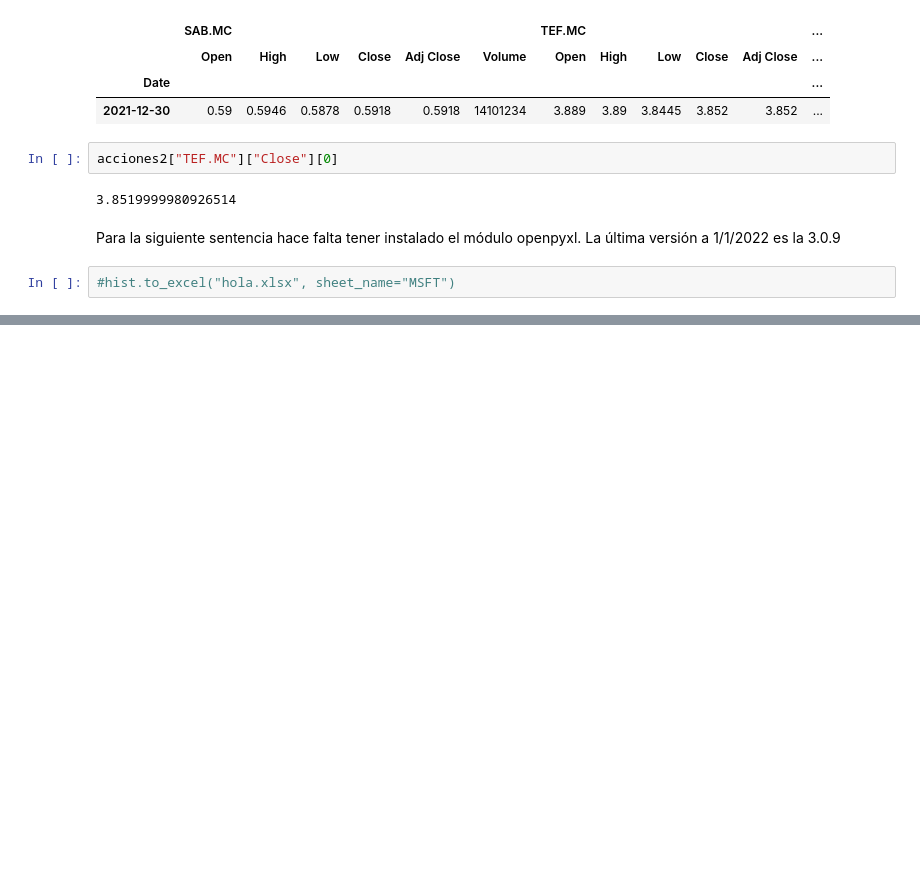
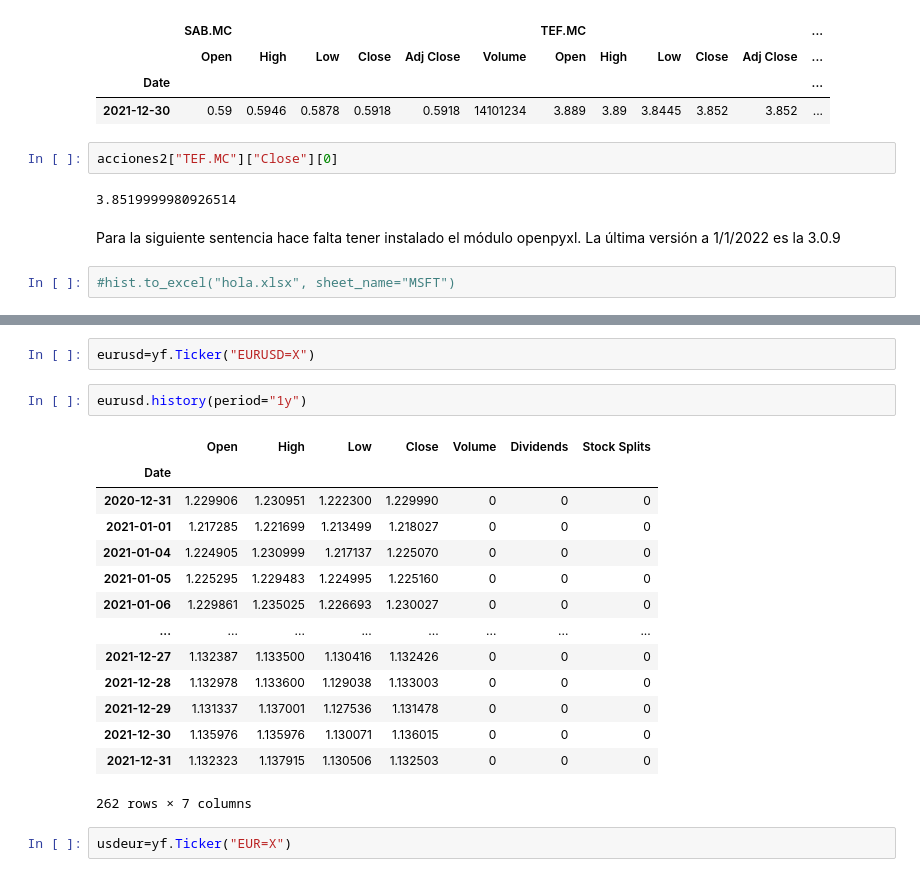
Before and after one commit to manuellopper/portfolioManagement, a Jupyter notebook: yfinance.ipynb, the cells around one changed output, grey strips where cells are left out. Cells and saved outputs as stored; diff of their text form; blank space fills up the shorter version.

```diff
--- a/yfinance.ipynb
+++ b/yfinance.ipynb
@@ -589,0 +619,21 @@ Para la siguiente sentencia hace falta tener instalado el módulo openpyxl. La
+# %%
+eurusd=yf.Ticker("EURUSD=X")
+# %%
+eurusd.history(period="1y")
+# %% [output]
+|  | Open | High | Low | Close | Volume | Dividends | Stock Splits |
+| Date |  |  |  |  |  |  |  |
+| 2020-12-31 | 1.229906 | 1.230951 | 1.222300 | 1.229990 | 0 | 0 | 0 |
+| 2021-01-01 | 1.217285 | 1.221699 | 1.213499 | 1.218027 | 0 | 0 | 0 |
+| 2021-01-04 | 1.224905 | 1.230999 | 1.217137 | 1.225070 | 0 | 0 | 0 |
+| 2021-01-05 | 1.225295 | 1.229483 | 1.224995 | 1.225160 | 0 | 0 | 0 |
+| 2021-01-06 | 1.229861 | 1.235025 | 1.226693 | 1.230027 | 0 | 0 | 0 |
+| ... | ... | ... | ... | ... | ... | ... | ... |
+| 2021-12-27 | 1.132387 | 1.133500 | 1.130416 | 1.132426 | 0 | 0 | 0 |
+| 2021-12-28 | 1.132978 | 1.133600 | 1.129038 | 1.133003 | 0 | 0 | 0 |
+| 2021-12-29 | 1.131337 | 1.137001 | 1.127536 | 1.131478 | 0 | 0 | 0 |
+| 2021-12-30 | 1.135976 | 1.135976 | 1.130071 | 1.136015 | 0 | 0 | 0 |
+| 2021-12-31 | 1.132323 | 1.137915 | 1.130506 | 1.132503 | 0 | 0 | 0 |
+262 rows × 7 columns
+# %%
+usdeur=yf.Ticker("EUR=X")
```
Also changed, not shown: parts of 6 cells of this notebook, 3 other files.
